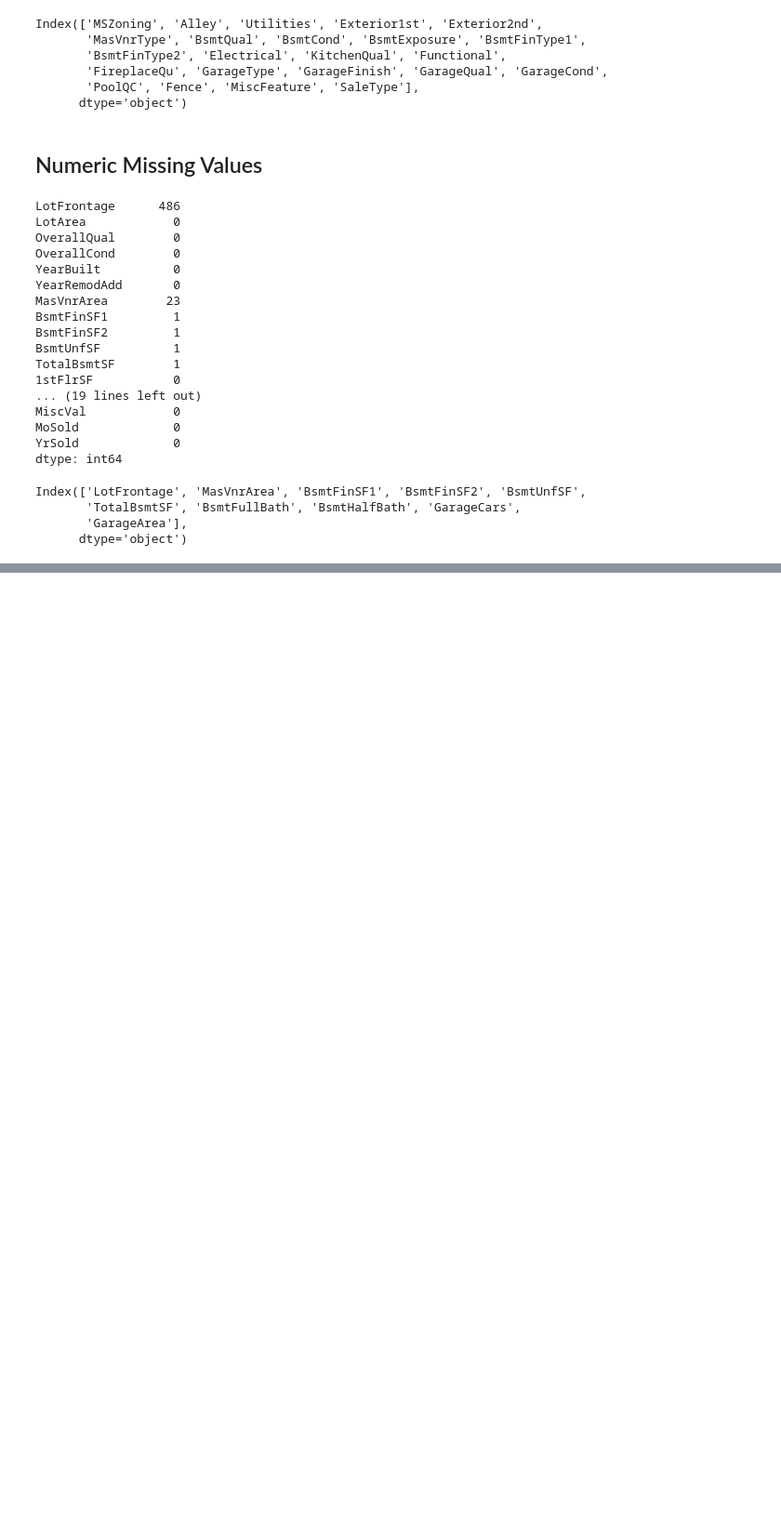
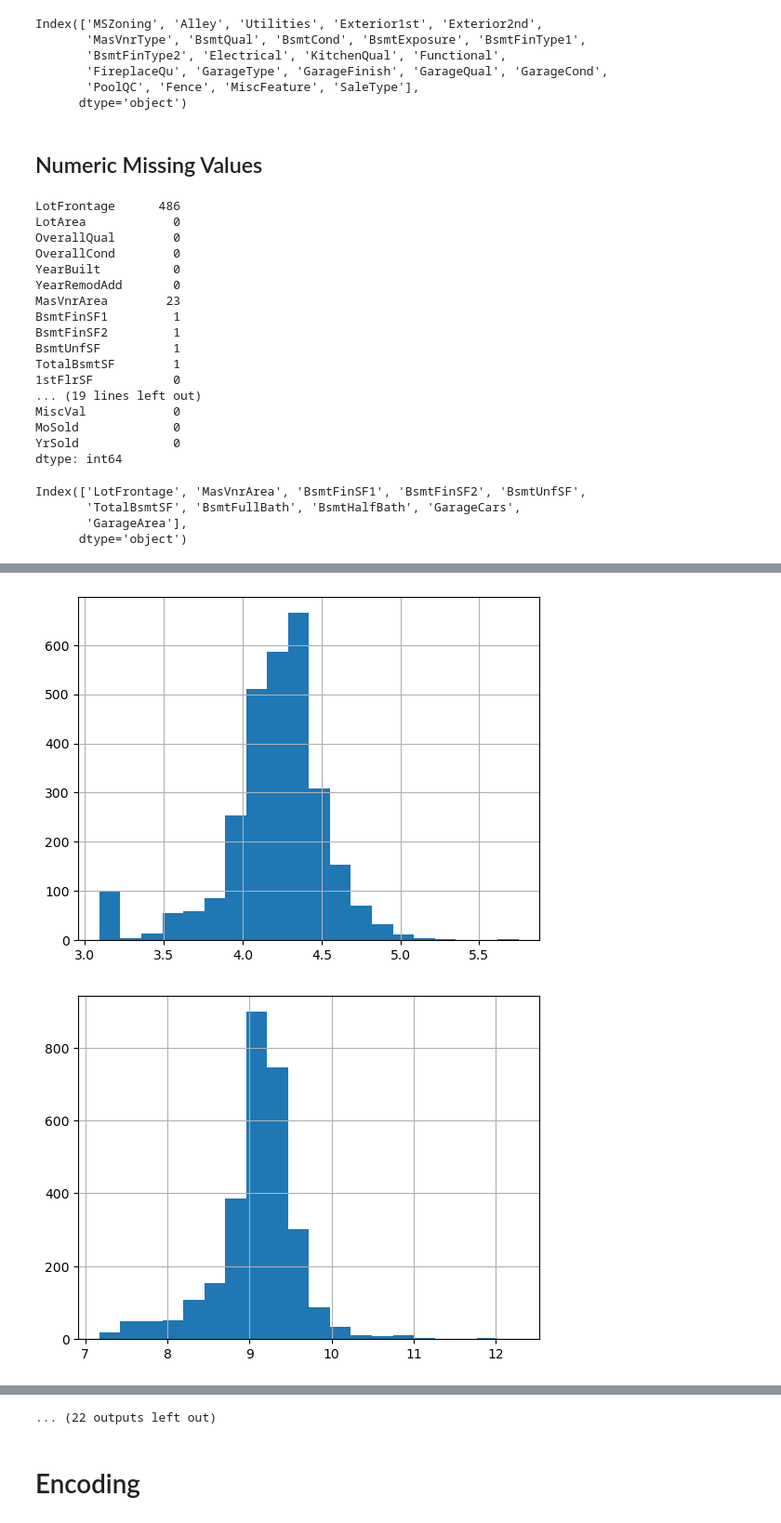
Before and after one commit to Shadpls/Housing-price-predictor, a Jupyter notebook: houseing.ipynb, the cells around one changed output, grey strips where cells are left out. Shown at 93% size. Cells and saved outputs as stored; diff of their text form; code cells hidden in the pictures; blank space fills up the shorter version.

```diff
--- a/houseing.ipynb
+++ b/houseing.ipynb
@@ -304,0 +327,17 @@ data3.head
+# %%
+skews = {}
+for i in numeric_cols:
+    # skews.append(i, abs(skew(data3[i])))
+    skews[i] = abs(skew(data3[i]))
+
+
+for i in numeric_cols:
+    if skews[i] > 0.5:
+        data3[i] = np.log1p(data3[i])
+# %%
+for i in numeric_cols:
+    data3[i].hist(bins=20)
+    plt.show()
+# %% [output]
+[figure, added]
+[figure, added]
@@ -304,0 +354,3 @@ data3.head
+... (22 outputs left out)
+# %% [markdown]
+# Encoding
```
Also changed, not shown: parts of 19 cells of this notebook.
